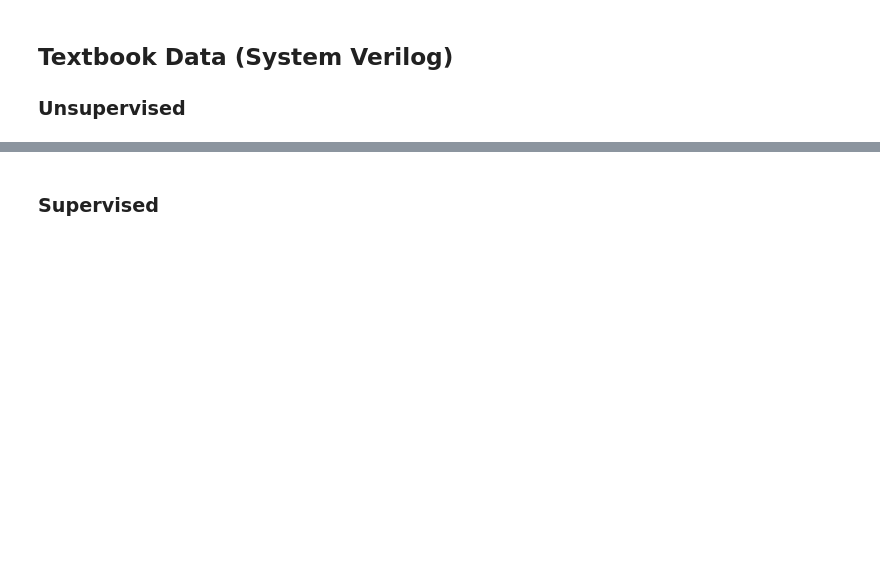
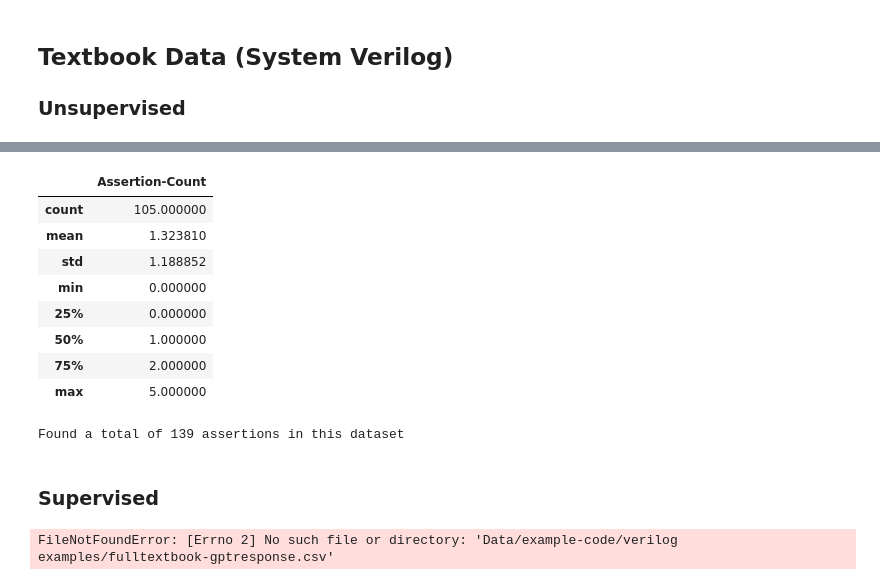
Before and after one commit to KoraSHughes/LLMCodeGen, a Jupyter notebook: Data/exploration.ipynb, the cells around one changed output, grey strips where cells are left out. Drawn from its saved outputs; the diff is of its cells as text; code cells hidden in the pictures; blank space fills up the shorter version.

Commit message:
More Data Exploration
~found a weird issue where the total textbook pages with gpt response and extracted code are gone somehow? at least the rows with isComplete=true are saved though :(

```diff
--- a/Data/exploration.ipynb
+++ b/Data/exploration.ipynb
@@ -126,3 +126,8 @@ Found a total of 736721 assertions in this dataset
 ## Textbook Data (System Verilog)
 
 ### Unsupervised
+# %%
+df = pd.read_csv("example-code/verilog examples/pages-gptresponse.csv").iloc[:, 1:]
+df["Assertion-Count"] = df["raw_code"].apply(lambda code : len([line for line in str(code).split('\n') if 'assert' in line]))
+# df = df[df["Assertion-Count"] > 0]
+df
@@ -129,2 +148,26 @@ Found a total of 736721 assertions in this dataset
+# %%
+df.describe()
+# %% [output]
+|  | Assertion-Count |
+| count | 105.000000 |
+| mean | 1.323810 |
+| std | 1.188852 |
+| min | 0.000000 |
+| 25% | 0.000000 |
+| 50% | 1.000000 |
+| 75% | 2.000000 |
+| max | 5.000000 |
+# %%
+total_assertions = np.sum(df["Assertion-Count"])
+print("Found a total of", total_assertions, "assertions in this dataset")
+# %% [output]
+Found a total of 139 assertions in this dataset
 # %% [markdown]
 ### Supervised
+# %%
+df = pd.read_csv("Data/example-code/verilog examples/fulltextbook-gptresponse.csv")
+# df["Assertion-Count"] = df["raw_code"].apply(lambda code : len([line for line in str(code).split('\n') if 'assert' in line]))
+# df = df[df["Assertion-Count"] > 0]
+df
+# %% [output]
+FileNotFoundError: [Errno 2] No such file or directory: 'Data/example-code/verilog examples/fulltextbook-gptresponse.csv'
```
Also changed, not shown: parts of 3 cells of this notebook, 8 other files.
